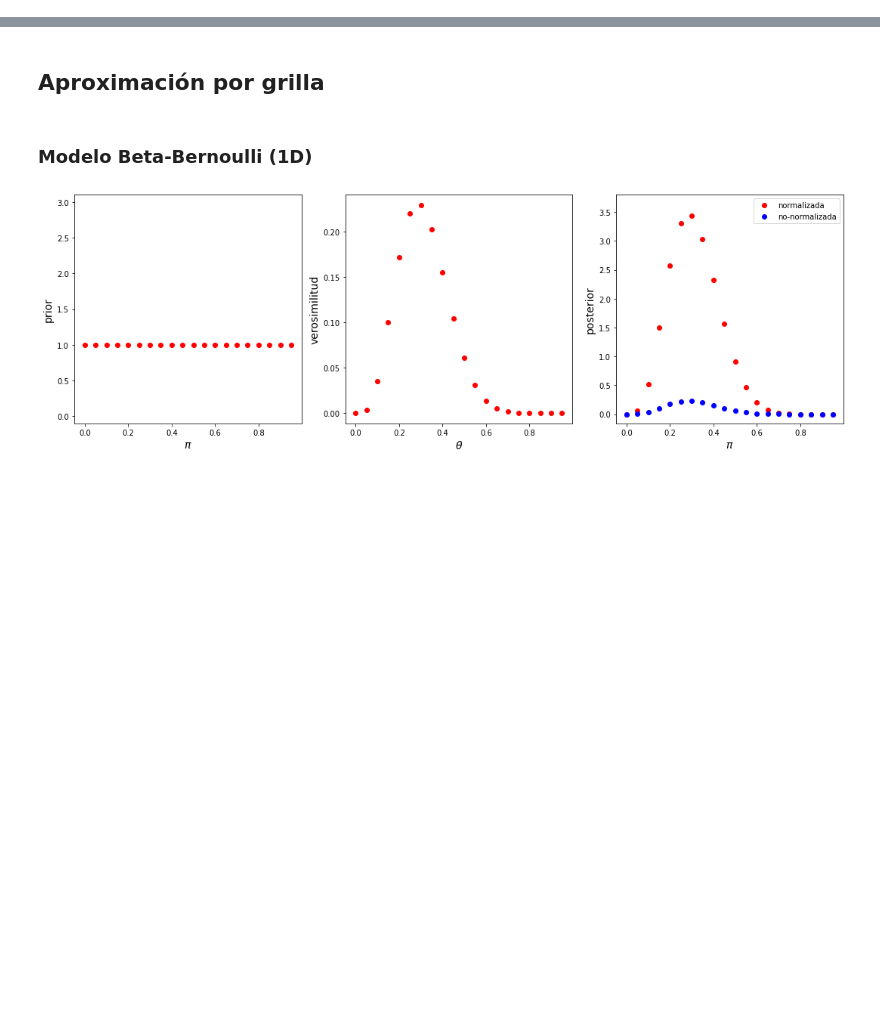
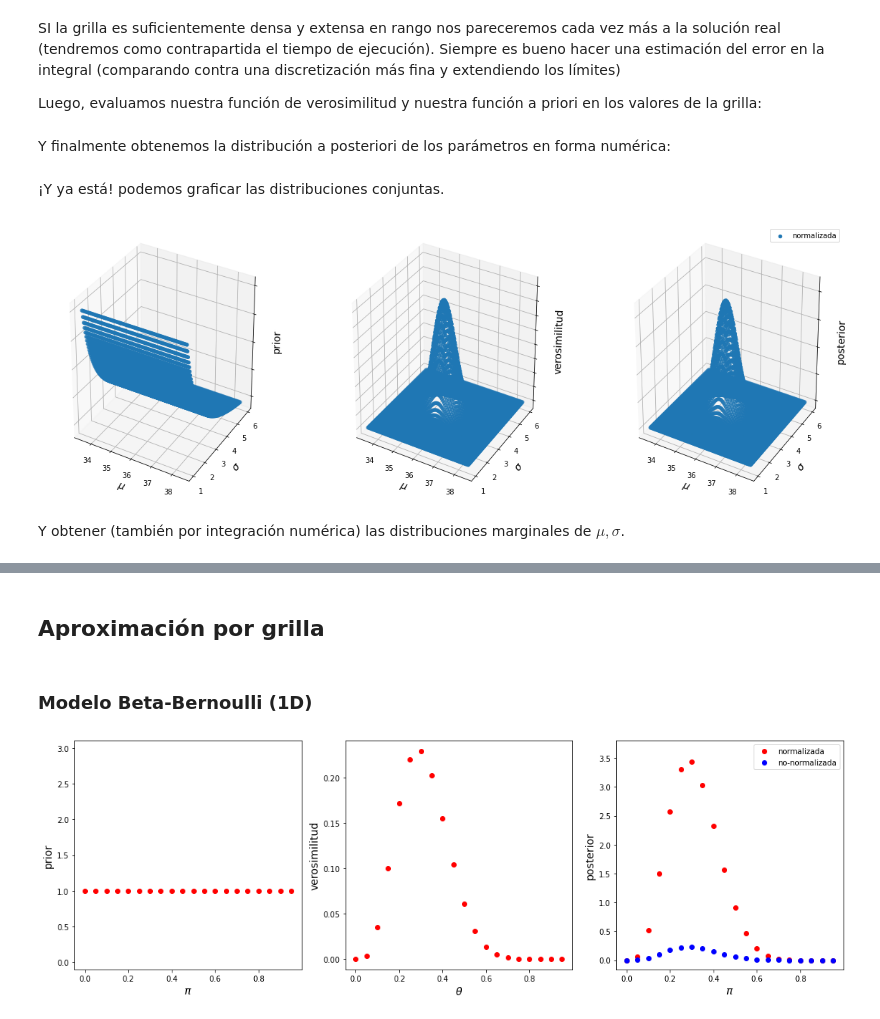
Before and after one commit to mbalbi/ciencia_de_datos, a Jupyter notebook: notebooks/practica_5.ipynb, the cells around one changed output, grey strips where cells are left out. Drawn from its saved outputs; the diff is of its cells as text; code cells hidden in the pictures; blank space fills up the shorter version.

```diff
--- a/notebooks/practica_5.ipynb
+++ b/notebooks/practica_5.ipynb
@@ -8,0 +149,4 @@ import pandas as pd
+# %%
+# Función a priori (no-informativa)
+def prior( x, y ):
+    return np.ones( x.shape)*y**(-1)
@@ -8,0 +197,50 @@ import pandas as pd
+# %% [markdown]
+SI la grilla es suficientemente densa y extensa en rango nos pareceremos cada vez más a la solución real (tendremos como contrapartida el tiempo de ejecución). Siempre es bueno hacer una estimación del error en la integral (comparando contra una discretización más fina y extendiendo los límites)
+
+Luego, evaluamos nuestra función de verosimilitud y nuestra función a priori en los valores de la grilla:
+# %%
+# Definir priori
+prior_grid = prior( xgrid, ygrid )
+
+# Calcular verosimilitud
+likelihood_grid = likelihood( df_probetas['Resistencia (MPa)'], xgrid, ygrid )
+# %% [markdown]
+Y finalmente obtenemos la distribución a posteriori de los parámetros en forma numérica:
+# %%
+# Calcular constante C
+unstd_posterior = likelihood_grid * prior_grid
+C = 1/(unstd_posterior.sum()*dx*dy)
+
+# Definir función posterior
+posterior = C*unstd_posterior
+# %% [markdown]
+¡Y ya está! podemos graficar las distribuciones conjuntas.
+# %%
+# Plot
+fig = plt.figure( figsize=(20,7) )
+
+ax = fig.add_subplot( 1, 3, 1, projection='3d' )
+ax.scatter( xgrid, ygrid, prior_grid )
+ax.set_xlabel(r'$\mu$', fontsize=14)
+ax.set_ylabel(r'$\sigma$', fontsize=14)
+ax.set_zlabel('prior', fontsize=14)
+ax.set_zticklabels([])
+
+ax = fig.add_subplot( 1, 3, 2, projection='3d' )
+ax.scatter( xgrid, ygrid, likelihood_grid )
+ax.set_xlabel(r'$\mu$', fontsize=14)
+ax.set_ylabel(r'$\sigma$', fontsize=14)
+ax.set_zlabel('verosimilitud', fontsize=14)
+ax.set_zticklabels([])
+
+ax = fig.add_subplot(1, 3, 3, projection='3d')
+ax.scatter( xgrid, ygrid, posterior, label='normalizada')
+ax.set_xlabel(r'$\mu$', fontsize=14)
+ax.set_ylabel(r'$\sigma$', fontsize=14)
+ax.set_zlabel('posterior', fontsize=14)
+ax.set_zticklabels([])
+ax.legend();
+# %% [output]
+[figure, added]
+# %% [markdown]
+Y obtener (también por integración numérica) las distribuciones marginales de $\mu, \sigma$.
```
Also changed, not shown: parts of 144 cells of this notebook.
